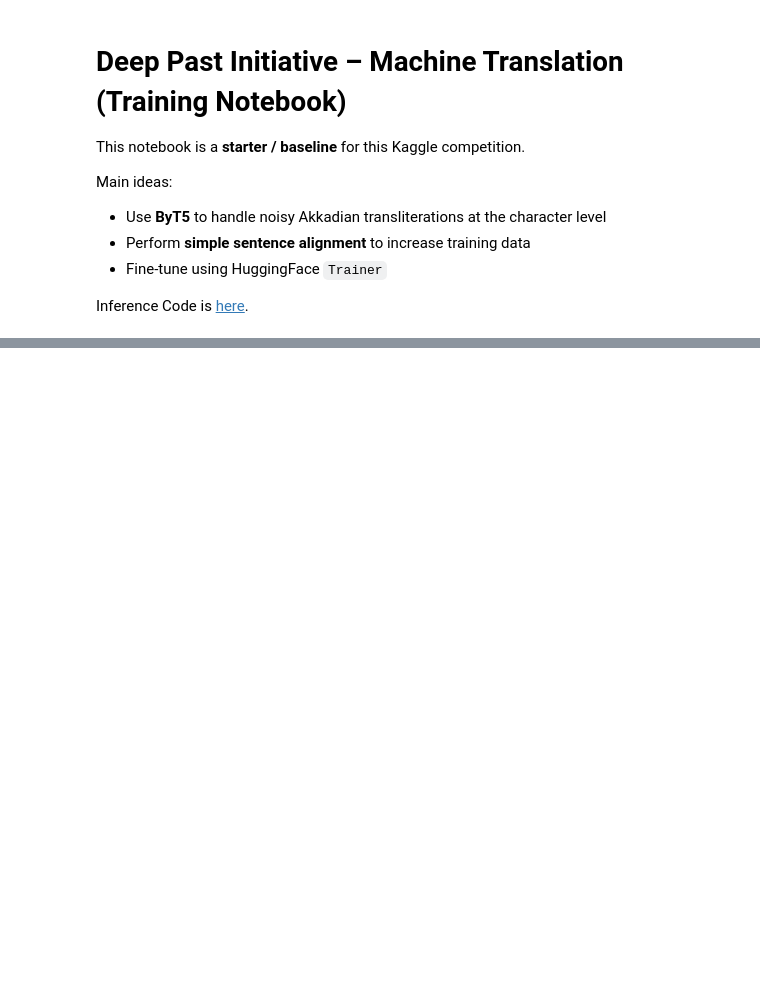
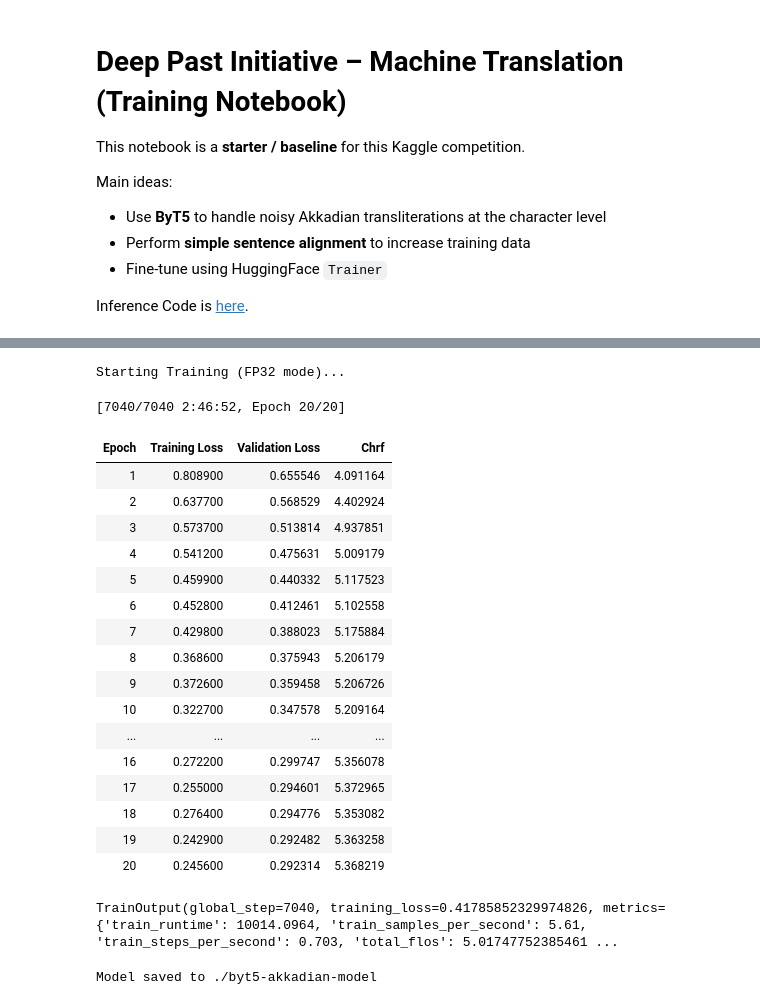
Before and after one commit to stevenharperja/Thesis, a Jupyter notebook: Research/TheProjectKaggle/dpc-backtranslation-augmented-train.ipynb, the cells around one changed output, grey strips where cells are left out. Saved outputs shown, nothing was run; the diff lists cells and outputs as text; code cells hidden in the pictures; blank space fills up the shorter version.

Commit message:
Kaggle Notebook | DPC Backtranslation Augmented Train | Run 20 Epochs on fresh byt5.

```diff
--- a/Research/TheProjectKaggle/dpc-backtranslation-augmented-train.ipynb
+++ b/Research/TheProjectKaggle/dpc-backtranslation-augmented-train.ipynb
@@ -34,14 +61,14 @@ import evaluate
 class Config:
     # Akkadian transliteration contains a lot of noise and many unknown words, so
     # ByT5, which processes text at the character (byte) level rather than the word level, is the strongest choice.
-    # MODEL_NAME = "google/byt5-small"
-    MODEL_NAME = "/kaggle/input/notebooks/shwesh/dpc-starter-train/byt5-akkadian-model/"
+    MODEL_NAME = "google/byt5-small"
+    # MODEL_NAME = "/kaggle/input/notebooks/shwesh/dpc-starter-train/byt5-akkadian-model/"
 
     # ByT5 tends to produce longer token sequences, but 512 tokens is enough at the sentence level.
     MAX_LENGTH = 512
 
     BATCH_SIZE = 8       # Adjust depending on GPU memory (on a P100 you can usually go with 8–16).
-    EPOCHS = 10
+    EPOCHS = 20
     LEARNING_RATE = 2e-4
     OUTPUT_DIR = "./byt5-akkadian-model"
 # %%
@@ -160,7 +221,7 @@ split_datasets = dataset.train_test_split(test_size=0.1, seed=42)
 # ==========================================
 # 3. Tokenization & preprocessing
 # ==========================================
-tokenizer = AutoTokenizer.from_pretrained(Config.MODEL_NAME, local_files_only=True)
+tokenizer = AutoTokenizer.from_pretrained(Config.MODEL_NAME)#, local_files_only=True)
 
 # Fix the corresponding section in dpc-starter-train.
 PREFIX = "translate Akkadian to English: "
@@ -183,7 +244,7 @@ tokenized_val = split_datasets["test"].map(preprocess_function, batched=True)
 # ==========================================
 gc.collect()
 torch.cuda.empty_cache()
-model = AutoModelForSeq2SeqLM.from_pretrained(Config.MODEL_NAME, local_files_only=True)
+model = AutoModelForSeq2SeqLM.from_pretrained(Config.MODEL_NAME)#, local_files_only=True)
 data_collator = DataCollatorForSeq2Seq(tokenizer, model=model)
 
 # Metric (chrF++ is part of the competition metric and measures character-level precision/overlap).
@@ -215,36 +276,59 @@ args = Seq2SeqTrainingArguments(
     save_strategy="epoch",
     learning_rate=Config.LEARNING_RATE,
 
     # === Key fixes ===
     fp16=False,                     # ★Set to False to prevent a NaN error (required).
     per_device_train_batch_size=4,  # ★fp32 uses more memory, so reduce the batch size (8 -> 4).
     per_device_eval_batch_size=4,
     gradient_accumulation_steps=2,  # ★To compensate, accumulate gradients to keep the effective batch size at 8.
     # ======================
 
     weight_decay=0.01,
     save_total_limit=2,
     num_train_epochs=Config.EPOCHS,
     predict_with_generate=True,
     logging_steps=10,               # Inspect logs in more detail.
     report_to="none"
 )
 
 trainer = Seq2SeqTrainer(
     model=model,
     args=args,
     train_dataset=tokenized_train,
     eval_dataset=tokenized_val,
     data_collator=data_collator,
     tokenizer=tokenizer,
     compute_metrics=compute_metrics
 )
 
 print("Starting Training (FP32 mode)...")
 trainer.train()
+# %% [output]
+Starting Training (FP32 mode)...
+[7040/7040 2:46:52, Epoch 20/20]
+| Epoch | Training Loss | Validation Loss | Chrf |
+| 1 | 0.808900 | 0.655546 | 4.091164 |
+| 2 | 0.637700 | 0.568529 | 4.402924 |
+| 3 | 0.573700 | 0.513814 | 4.937851 |
+| 4 | 0.541200 | 0.475631 | 5.009179 |
+| 5 | 0.459900 | 0.440332 | 5.117523 |
+| 6 | 0.452800 | 0.412461 | 5.102558 |
+| 7 | 0.429800 | 0.388023 | 5.175884 |
+| 8 | 0.368600 | 0.375943 | 5.206179 |
+| 9 | 0.372600 | 0.359458 | 5.206726 |
+| 10 | 0.322700 | 0.347578 | 5.209164 |
+| ... | ... | ... | ... |
+| 16 | 0.272200 | 0.299747 | 5.356078 |
+| 17 | 0.255000 | 0.294601 | 5.372965 |
+| 18 | 0.276400 | 0.294776 | 5.353082 |
+| 19 | 0.242900 | 0.292482 | 5.363258 |
+| 20 | 0.245600 | 0.292314 | 5.368219 |
+TrainOutput(global_step=7040, training_loss=0.41785852329974826, metrics={'train_runtime': 10014.0964, 'train_samples_per_second': 5.61, 'train_steps_per_second': 0.703, 'total_flos': 5.01747752385461 ...
 # %%
 # --- Save Model ---
 # Important: the model saved here will be loaded in the next notebook.
 trainer.save_model(Config.OUTPUT_DIR)
 tokenizer.save_pretrained(Config.OUTPUT_DIR)
 print(f"Model saved to {Config.OUTPUT_DIR}")
+# %% [output]
+Model saved to ./byt5-akkadian-model
```
Also changed, not shown: parts of 6 cells of this notebook.
